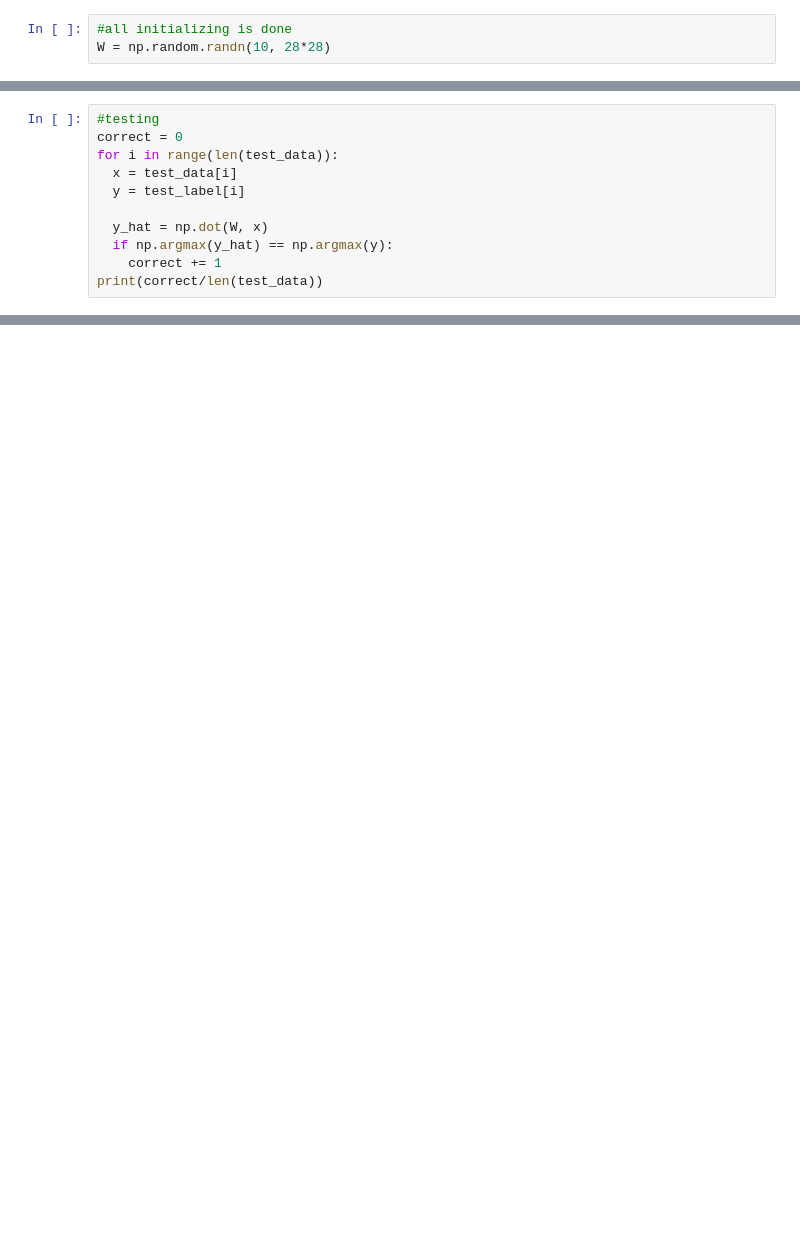
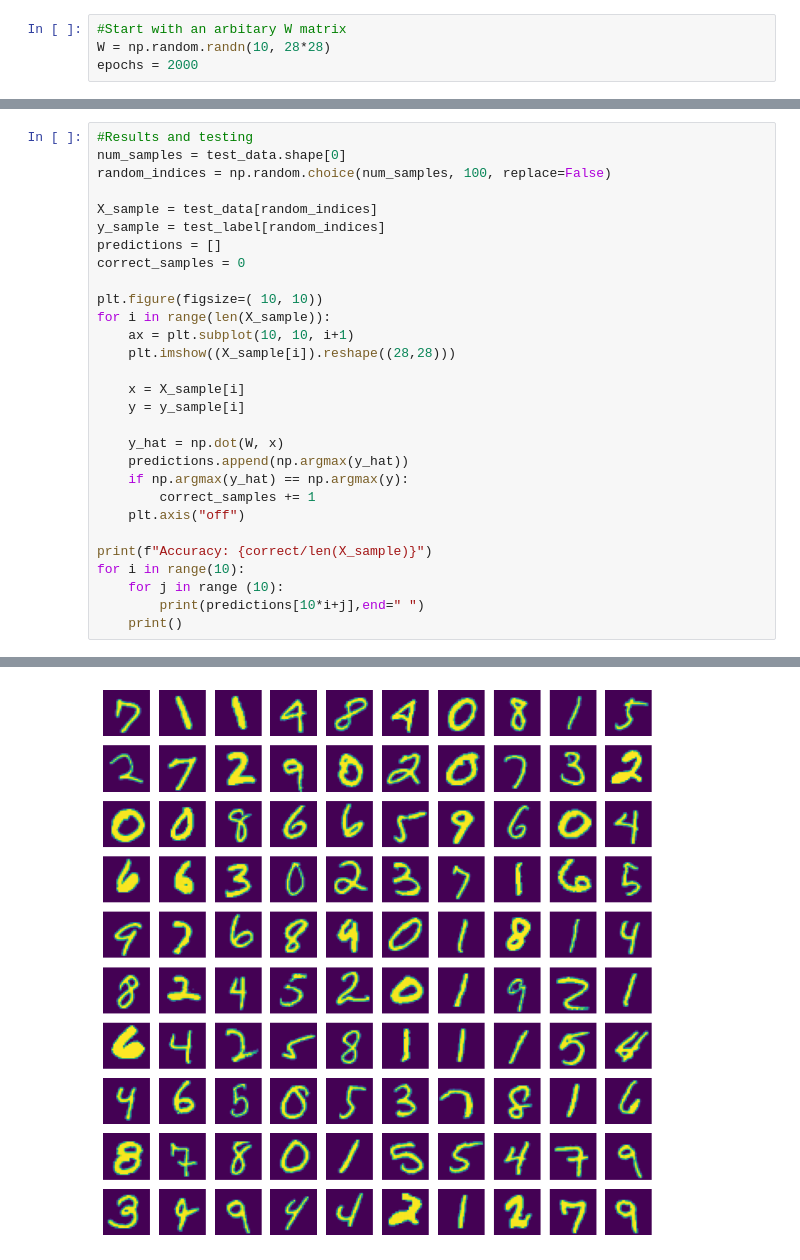
Before and after one commit to adithyaka3/multilayer-perceptron, a Jupyter notebook: multilayer_perceptron.ipynb, the cells around one changed output, grey strips where cells are left out. Drawn from its saved outputs; the diff is of its cells as text; blank space fills up the shorter version.

Commit message:
Documentation work and cleanup done

```diff
--- a/multilayer_perceptron.ipynb
+++ b/multilayer_perceptron.ipynb
@@ -28,4 +78,5 @@ Downloading data from https://storage.googleapis.com/tensorflow/tf-keras-dataset
 # %%
-#all initializing is done
+#Start with an arbitary W matrix
 W = np.random.randn(10, 28*28)
+epochs = 2000
 # %%
@@ -61,11 +102,0 @@ for _ in range(100):
-# %%
-#testing
-correct = 0
-for i in range(len(test_data)):
-  x = test_data[i]
-  y = test_label[i]
-
-  y_hat = np.dot(W, x)
-  if np.argmax(y_hat) == np.argmax(y):
-    correct += 1
-print(correct/len(test_data))
@@ -73,0 +103,30 @@ print(correct/len(test_data))
+# %%
+#Results and testing
+num_samples = test_data.shape[0]
+random_indices = np.random.choice(num_samples, 100, replace=False)
+
+X_sample = test_data[random_indices]
+y_sample = test_label[random_indices]
+predictions = []
+correct_samples = 0
+
+plt.figure(figsize=( 10, 10))
+for i in range(len(X_sample)):
+    ax = plt.subplot(10, 10, i+1)
+    plt.imshow((X_sample[i]).reshape((28,28)))
+
+    x = X_sample[i]
+    y = y_sample[i]
+
+    y_hat = np.dot(W, x)
+    predictions.append(np.argmax(y_hat))
+    if np.argmax(y_hat) == np.argmax(y):
+        correct_samples += 1
+    plt.axis("off")
+
+print(f"Accuracy: {correct/len(X_sample)}")
+for i in range(10):
+    for j in range (10):
+        print(predictions[10*i+j],end=" ")
+    print()
+# %% [output]
@@ -73,0 +144 @@ print(correct/len(test_data))
+[figure, added]
```
Also changed, not shown: parts of 9 cells of this notebook.
